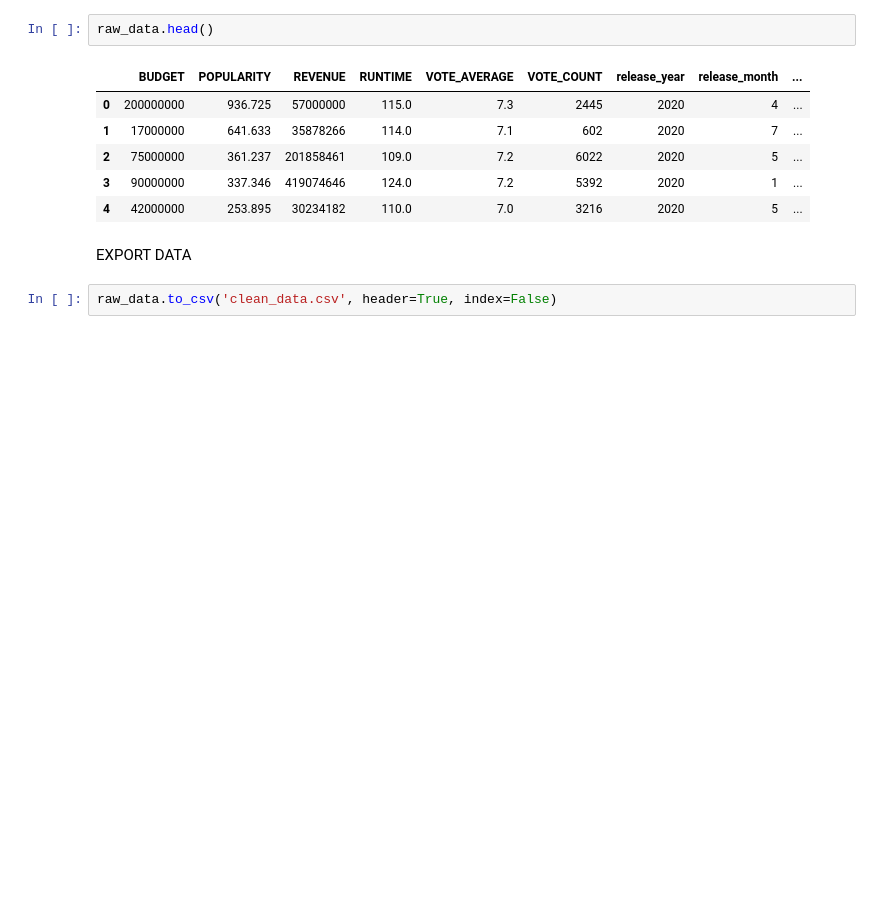
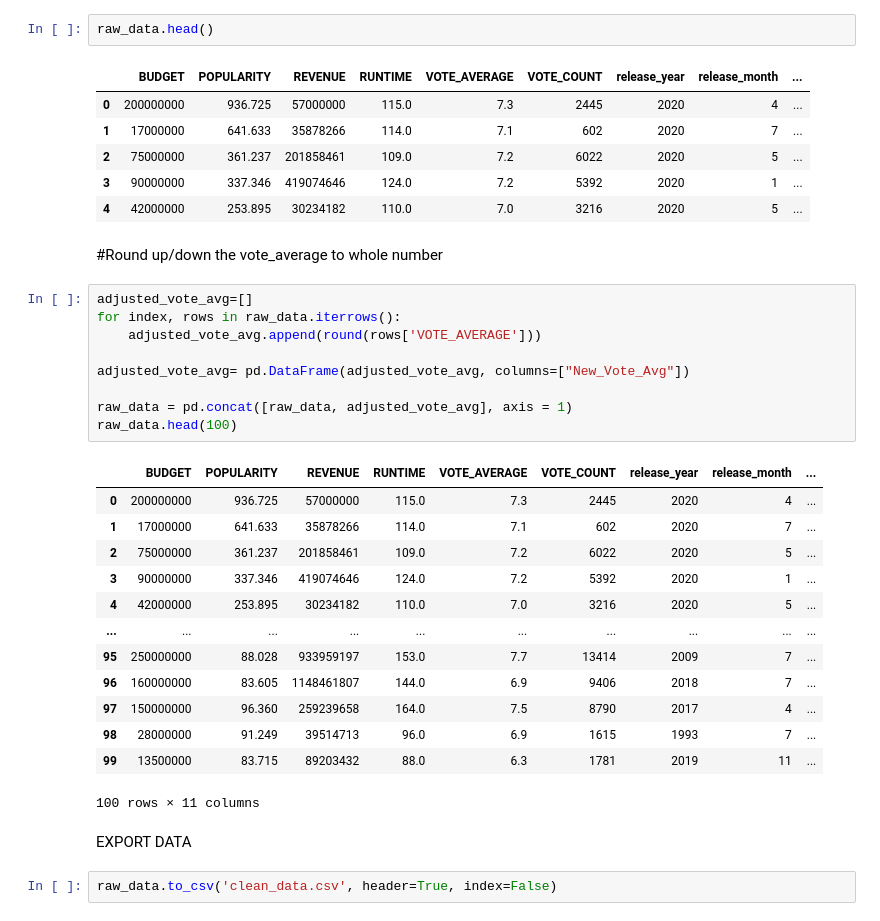
Before and after one commit to EZQQQQ/Movie-Analysis, a Jupyter notebook: data cleaning.ipynb, the cells around one changed output. Saved outputs shown, nothing was run; the diff lists cells and outputs as text; blank space fills up the shorter version.

```diff
--- a/data cleaning.ipynb
+++ b/data cleaning.ipynb
@@ -243,6 +243,31 @@ raw_data.head()
 | 2 | 75000000 | 361.237 | 201858461 | 109.0 | 7.2 | 6022 | 2020 | 5 | ... |
 | 3 | 90000000 | 337.346 | 419074646 | 124.0 | 7.2 | 5392 | 2020 | 1 | ... |
 | 4 | 42000000 | 253.895 | 30234182 | 110.0 | 7.0 | 3216 | 2020 | 5 | ... |
+# %% [markdown]
+#Round up/down the vote_average to whole number
+# %%
+adjusted_vote_avg=[]
+for index, rows in raw_data.iterrows():
+    adjusted_vote_avg.append(round(rows['VOTE_AVERAGE']))
+
+adjusted_vote_avg= pd.DataFrame(adjusted_vote_avg, columns=["New_Vote_Avg"])
+
+raw_data = pd.concat([raw_data, adjusted_vote_avg], axis = 1)
+raw_data.head(100)
+# %% [output]
+|  | BUDGET | POPULARITY | REVENUE | RUNTIME | VOTE_AVERAGE | VOTE_COUNT | release_year | release_month | ... |
+| 0 | 200000000 | 936.725 | 57000000 | 115.0 | 7.3 | 2445 | 2020 | 4 | ... |
+| 1 | 17000000 | 641.633 | 35878266 | 114.0 | 7.1 | 602 | 2020 | 7 | ... |
+| 2 | 75000000 | 361.237 | 201858461 | 109.0 | 7.2 | 6022 | 2020 | 5 | ... |
+| 3 | 90000000 | 337.346 | 419074646 | 124.0 | 7.2 | 5392 | 2020 | 1 | ... |
+| 4 | 42000000 | 253.895 | 30234182 | 110.0 | 7.0 | 3216 | 2020 | 5 | ... |
+| ... | ... | ... | ... | ... | ... | ... | ... | ... | ... |
+| 95 | 250000000 | 88.028 | 933959197 | 153.0 | 7.7 | 13414 | 2009 | 7 | ... |
+| 96 | 160000000 | 83.605 | 1148461807 | 144.0 | 6.9 | 9406 | 2018 | 7 | ... |
+| 97 | 150000000 | 96.360 | 259239658 | 164.0 | 7.5 | 8790 | 2017 | 4 | ... |
+| 98 | 28000000 | 91.249 | 39514713 | 96.0 | 6.9 | 1615 | 1993 | 7 | ... |
+| 99 | 13500000 | 83.715 | 89203432 | 88.0 | 6.3 | 1781 | 2019 | 11 | ... |
+100 rows × 11 columns
 # %% [markdown]
 EXPORT DATA
 # %%
```
